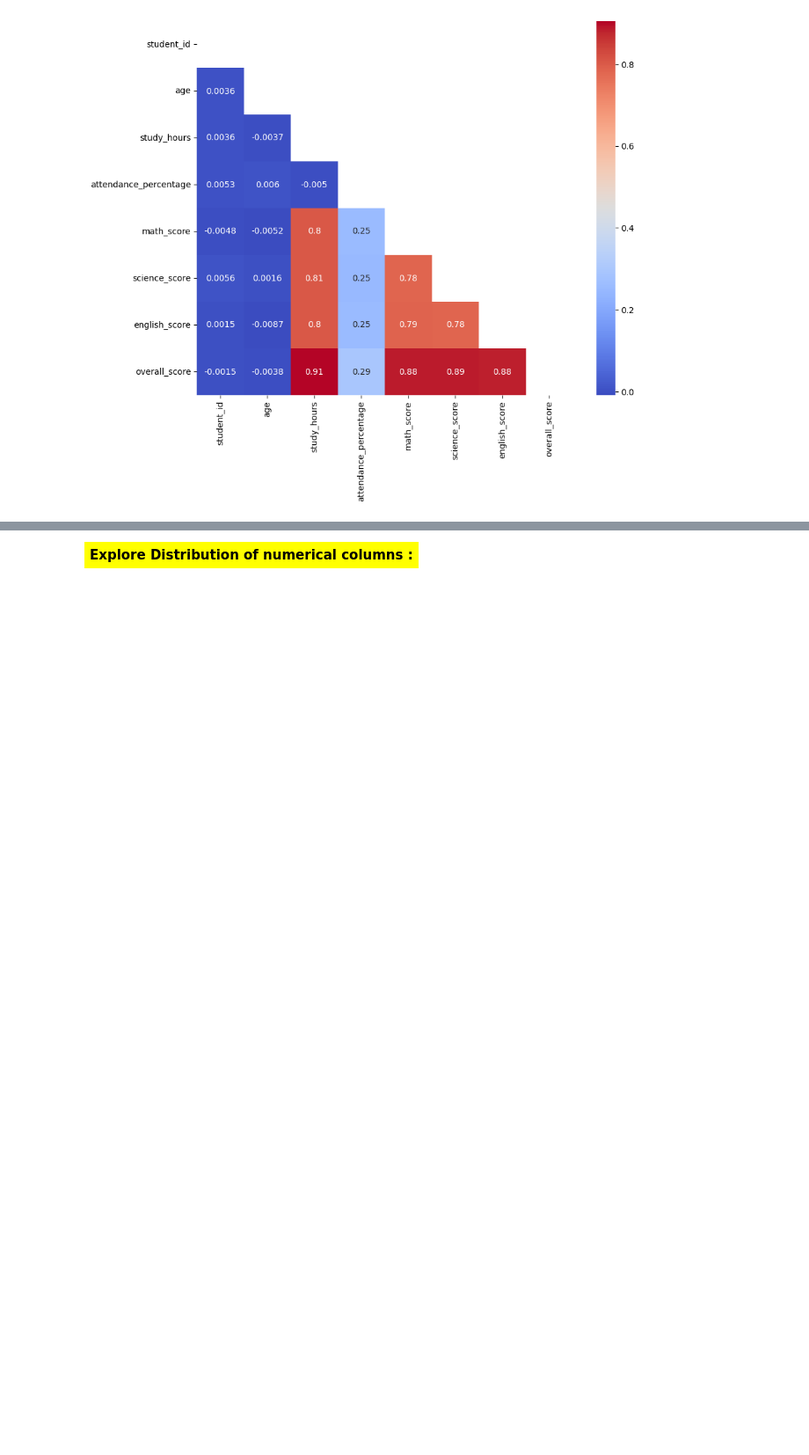
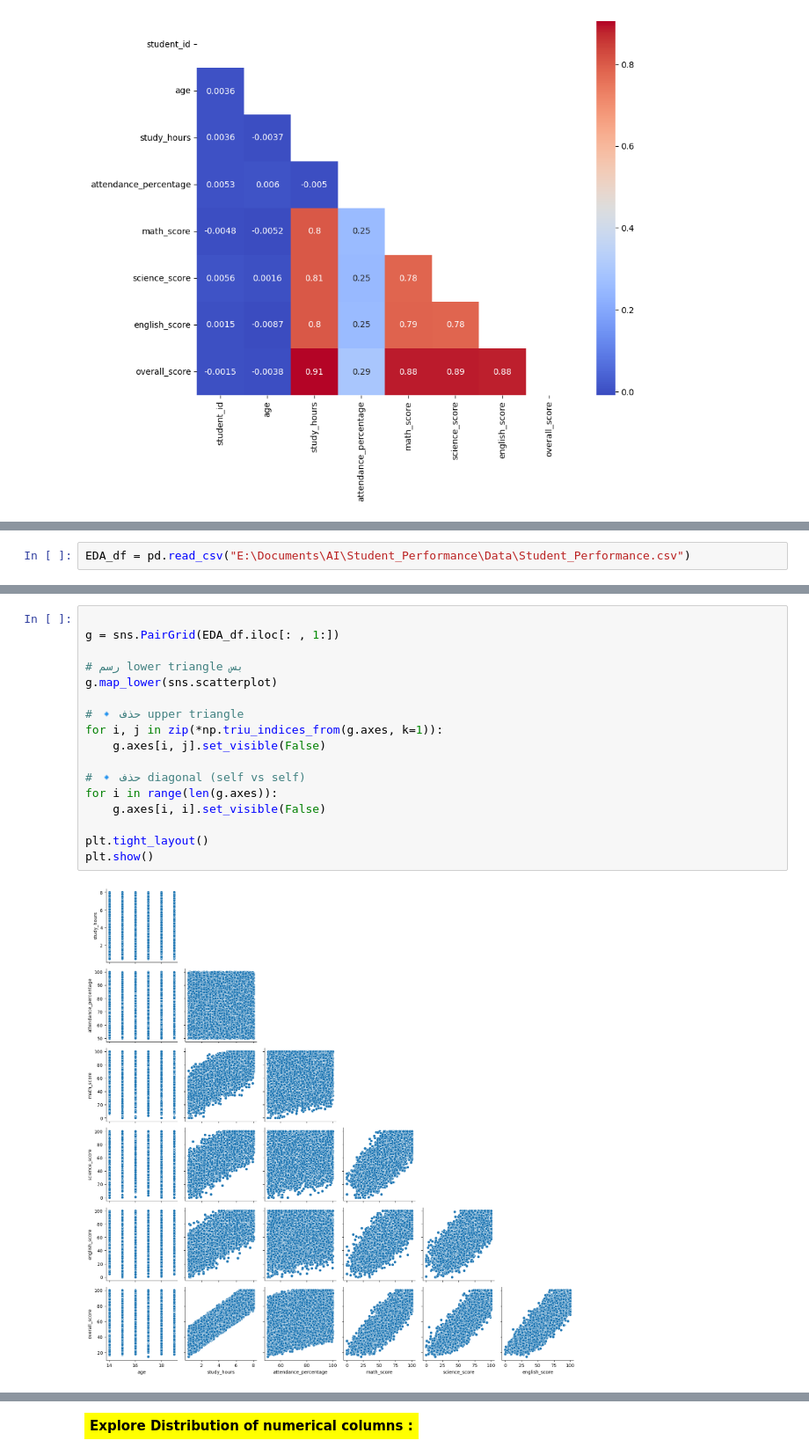
Before and after one commit to KenzyFrhat/Student_Score_Predictor, a Jupyter notebook: notebooks/EDA.ipynb, the cells around one changed output, grey strips where cells are left out. Shown at 88% size. Drawn from its saved outputs; the diff is of its cells as text; blank space fills up the shorter version.

```diff
--- a/notebooks/EDA.ipynb
+++ b/notebooks/EDA.ipynb
@@ -227,0 +225,2 @@ df
+# %%
+EDA_df = pd.read_csv("E:\Documents\AI\Student_Performance\Data\Student_Performance.csv")
@@ -227,0 +247,19 @@ df
+# %%
+
+g = sns.PairGrid(EDA_df.iloc[: , 1:])
+
+# رسم lower triangle بس
+g.map_lower(sns.scatterplot)
+
+# 🔹 حذف upper triangle
+for i, j in zip(*np.triu_indices_from(g.axes, k=1)):
+    g.axes[i, j].set_visible(False)
+
+# 🔹 حذف diagonal (self vs self)
+for i in range(len(g.axes)):
+    g.axes[i, i].set_visible(False)
+
+plt.tight_layout()
+plt.show()
+# %% [output]
+[figure, added]
```
Also changed, not shown: parts of 39 cells of this notebook.
